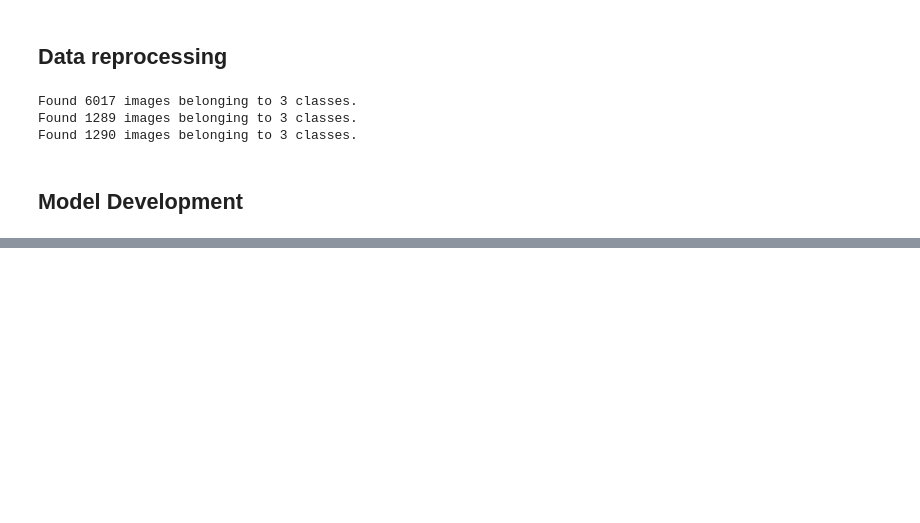
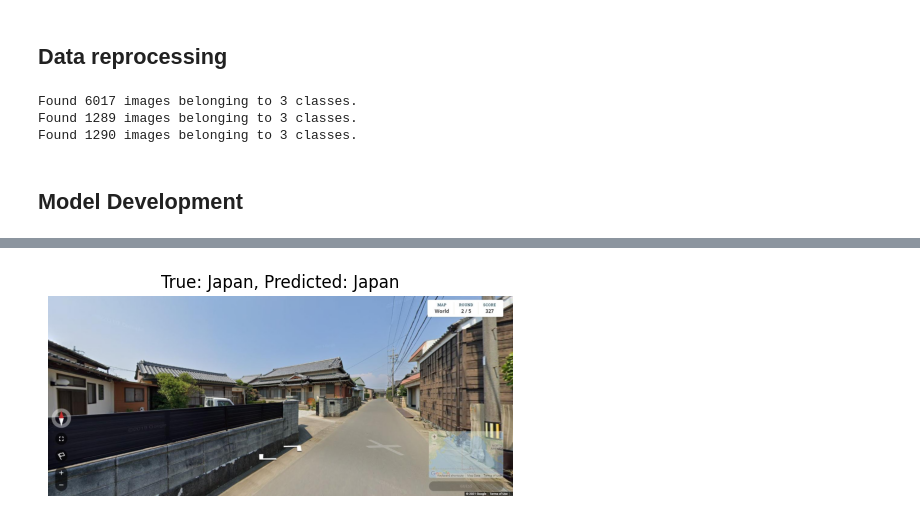
Before and after one commit to Guessify/Guessify, a Jupyter notebook: notebooks/model.ipynb, the cells around one changed output, grey strips where cells are left out. Saved outputs shown, nothing was run; the diff lists cells and outputs as text; code cells hidden in the pictures; blank space fills up the shorter version.

```diff
--- a/notebooks/model.ipynb
+++ b/notebooks/model.ipynb
@@ -176,0 +298,28 @@ ________________________________________________________________________________
+# %%
+import random
+
+# Randomly select a country folder from the test set
+random_country = random.choice(os.listdir(TEST_DIR))
+country_dir = os.path.join(TEST_DIR, random_country)
+
+# Randomly select an image from that folder
+random_img_path = os.path.join(country_dir, random.choice(os.listdir(country_dir)))
+
+# Read and preprocess the image
+img = cv2.imread(random_img_path)
+img_resized = cv2.resize(img, IMG_SIZE)
+img_normalized = img_resized / 255.0
+img_expanded = np.expand_dims(img_normalized, axis=0)  # Add batch dimension
+
+# Make prediction
+prediction = model.predict(img_expanded)
+predicted_class = np.argmax(prediction, axis=1)
+class_labels = list(test_generator.class_indices.keys())
+
+# Display the image and prediction result
+plt.figure(figsize=(6, 6))
+plt.imshow(cv2.cvtColor(img, cv2.COLOR_BGR2RGB))
+plt.title(f"True: {random_country}, Predicted: {class_labels[predicted_class[0]]}")
+plt.axis('off')
+plt.show()
+# %% [output]
@@ -176,0 +327 @@ ________________________________________________________________________________
+[figure, added]
```
Also changed, not shown: parts of 9 cells of this notebook.
